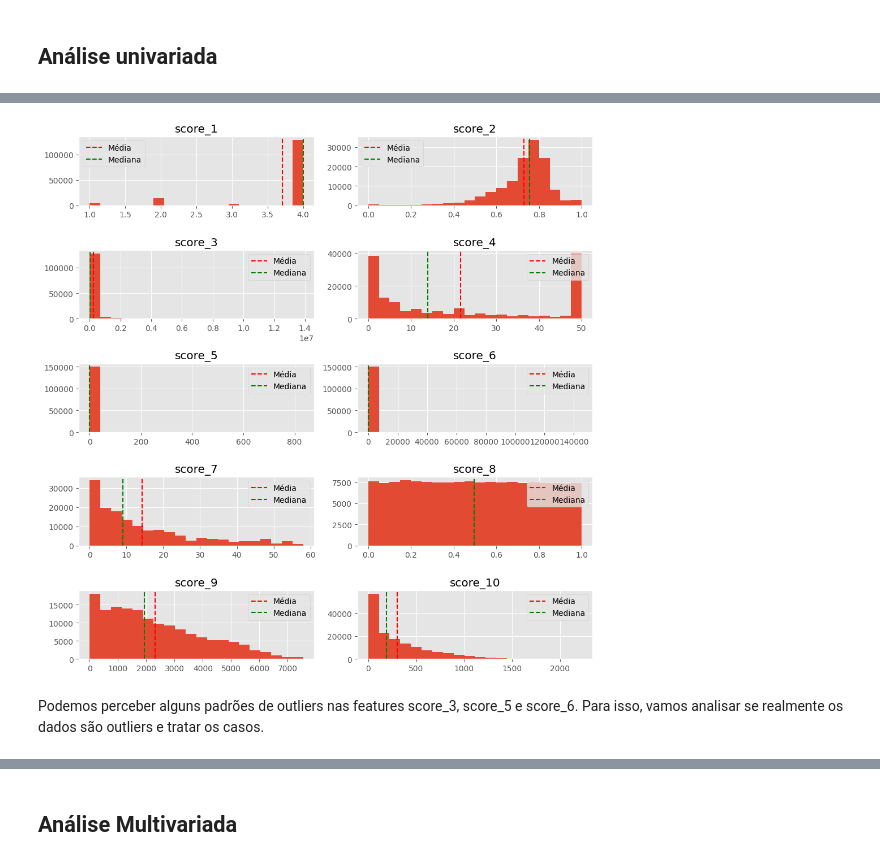
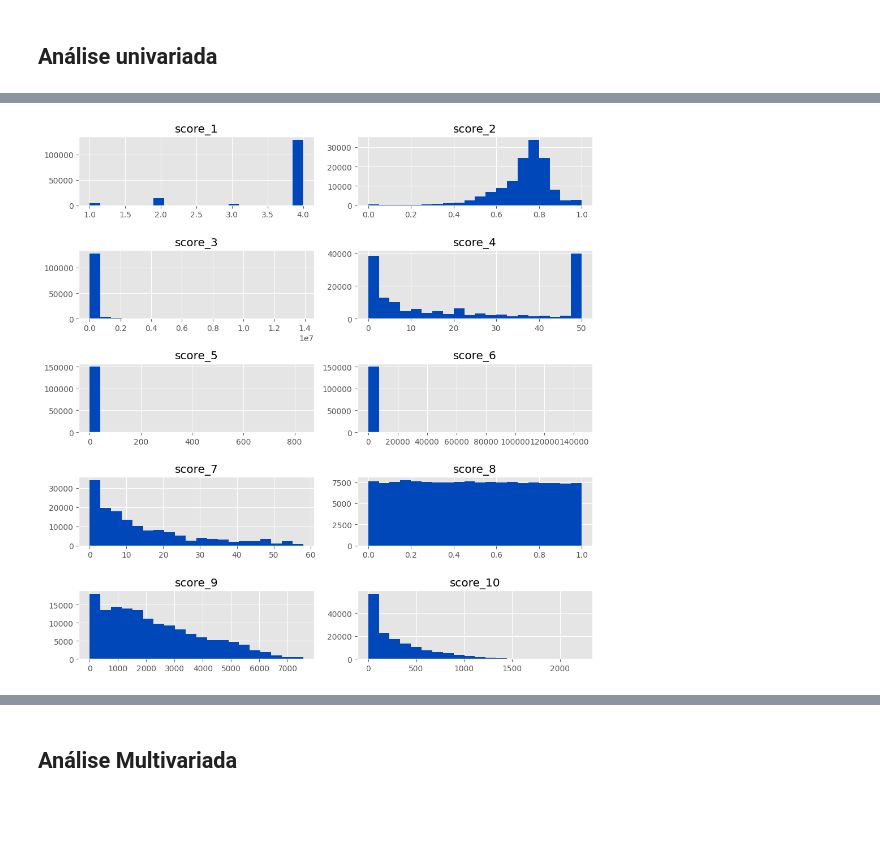
Before and after one commit to francismelojr/fraud-modeling, a Jupyter notebook: src/ml/model.ipynb, the cells around one changed output, grey strips where cells are left out. Saved outputs shown, nothing was run; the diff lists cells and outputs as text; code cells hidden in the pictures; blank space fills up the shorter version.

```diff
--- a/src/ml/model.ipynb
+++ b/src/ml/model.ipynb
@@ -39,2 +92,2 @@ from sklearn.metrics import roc_curve, roc_auc_score
 # %%
-data = pd.read_csv(r'C:\Users\franc\Data Science\Notebooks\fraud-modeling\data\data.csv')
+data = pd.read_csv('../../data/data.csv')
@@ -79,10 +126,14 @@ palette = ["#2ab613", "#ff1100"]
+# %%
+# definindo paleta de cores para os gráficos
+palette = ["#0048BA", "#c41e3a"]
 # %%
+# criação de um gráfico de donut para representar a proporção de transações fraudulentas
 donut = data["fraude"].value_counts().reset_index()
 
 labels = ["Não", "Sim"]
 explode = (0, 0)
 
-fig, ax = plt.subplots(dpi=120, figsize=(8, 4))
+fig, ax = plt.subplots(dpi=150)
 plt.pie(donut["fraude"],
         labels=donut["fraude"],
         autopct="%1.1f%%",
@@ -103,26 +156,18 @@ Podemos observar que temos um caso de target rara. Apenas 5% dos casos ocorrem f
 # %%
 fig, axes = plt.subplots(5, 2, figsize=(10, 10))
 
 cols = ["score_1", "score_2", "score_3", "score_4", 'score_5',
         'score_6', 'score_7', 'score_8', 'score_9', 'score_10']
 
 # Loop para plotar os histogramas em cada subplot
 for i, ax in enumerate(axes.ravel()):
     if i < len(cols):
         col = cols[i]
-        ax.hist(data[col], bins=20)  # Você pode ajustar o número de bins conforme necessário
-
-        mean = data[col].mean()
-        median = data[col].median()
-        ax.axvline(mean, color='red', linestyle='--', label='Média')
-        ax.axvline(median, color='green', linestyle='--', label='Mediana')
+        ax.hist(data[col], bins=20, color=palette[0])  # Você pode ajustar o número de bins conforme necessário
         ax.set_title(col)
-        ax.legend()
 plt.tight_layout()
 
 # Exibir os gráficos
 plt.show()
 # %% [output]
-[figure, old version]
+[figure, new version]
-# %% [markdown]
-Podemos perceber alguns padrões de outliers nas features score_3, score_5 e score_6. Para isso, vamos analisar se realmente os dados são outliers e tratar os casos.
```
Also changed, not shown: parts of 209 cells of this notebook, 8 other files.
